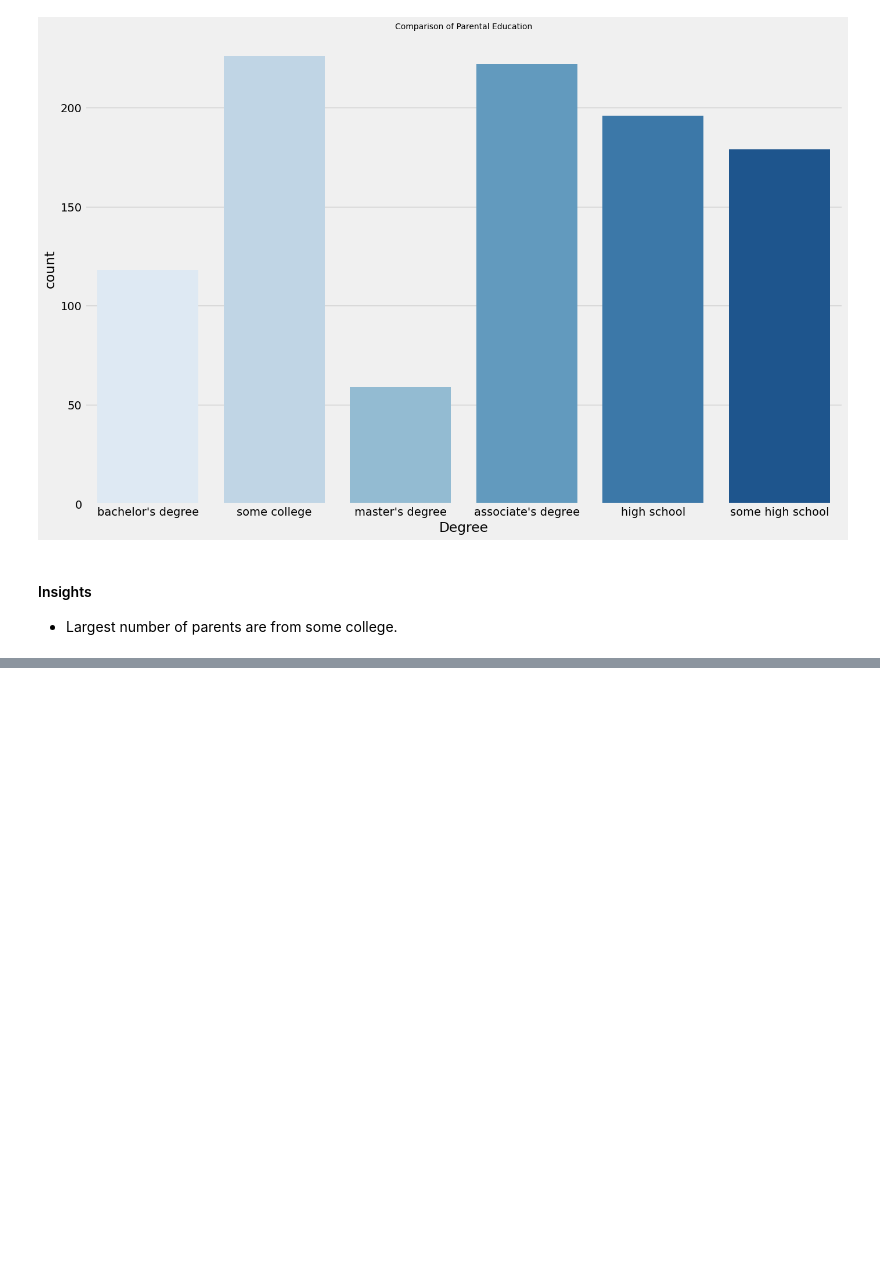
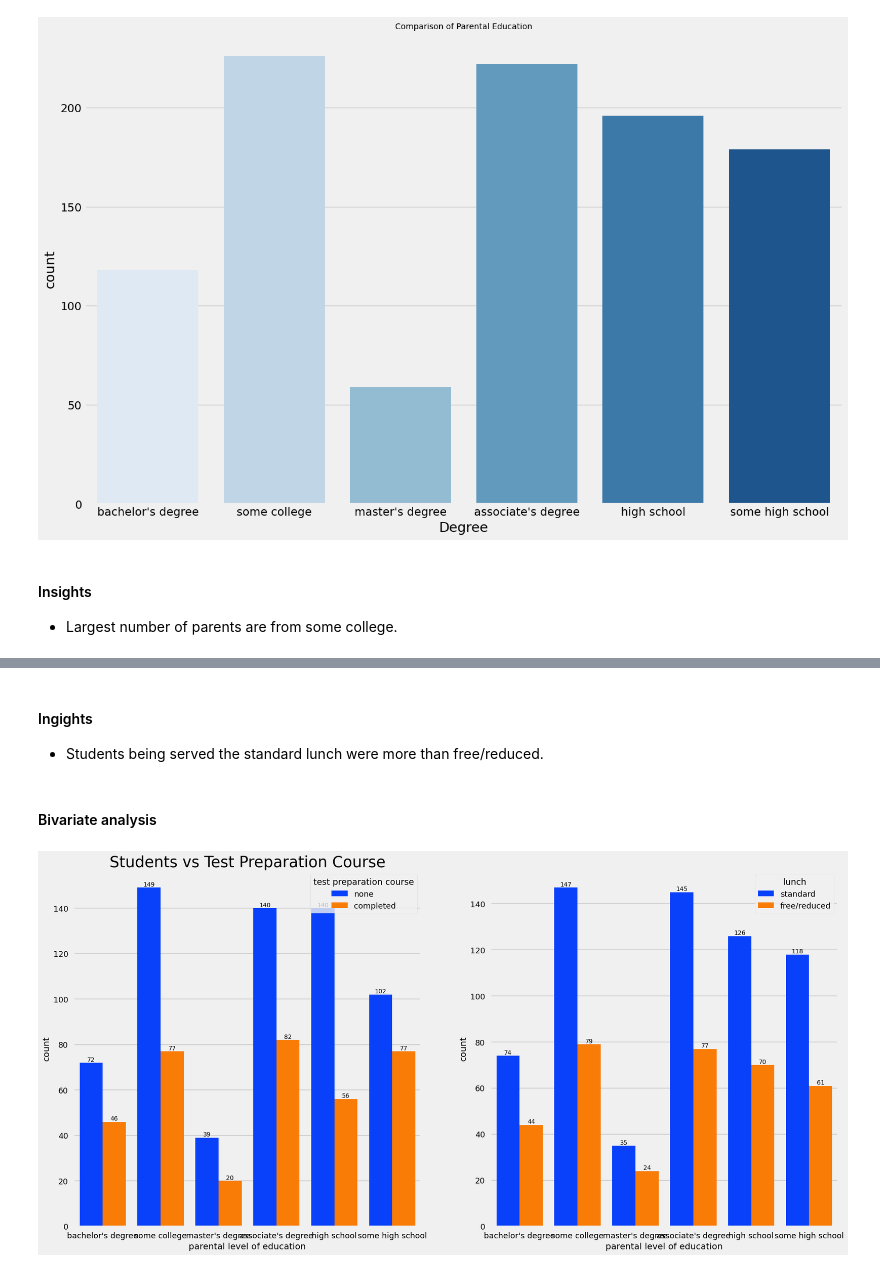
Before and after one commit to ayushzoc/StudentPerformance, a Jupyter notebook: notebook/STUDENT PERFORMANCE EDA.ipynb, the cells around one changed output, grey strips where cells are left out. Drawn from its saved outputs; the diff is of its cells as text; code cells hidden in the pictures; blank space fills up the shorter version.

```diff
--- a/notebook/STUDENT PERFORMANCE EDA.ipynb
+++ b/notebook/STUDENT PERFORMANCE EDA.ipynb
@@ -508,0 +535,18 @@ plt.show()
+# %% [markdown]
+#### Ingights
+
+* Students being served the standard lunch were more than free/reduced.
+# %% [markdown]
+#### Bivariate analysis
+# %%
+f, ax = plt.subplots(1, 2, figsize = (20, 10))
+sns.countplot(data = df, x = df['parental level of education'], palette = 'bright', hue = 'test preparation course', saturation = 0.95, ax = ax[0])
+ax[0].set_title('Students vs Test Preparation Course', color = 'black', size = 25)
+for container in ax[0].containers:
+    ax[0].bar_label(container, color = 'black', size = 10)
+
+sns.countplot(data = df, x = df['parental level of education'], palette = 'bright', hue = 'lunch', saturation = 0.95, ax = ax[1])
+for container in ax[1].containers:
+    ax[1].bar_label(container, color = 'black', size = 10)
+# %% [output]
+[figure, added]
```
Also changed, not shown: parts of 17 cells of this notebook.
